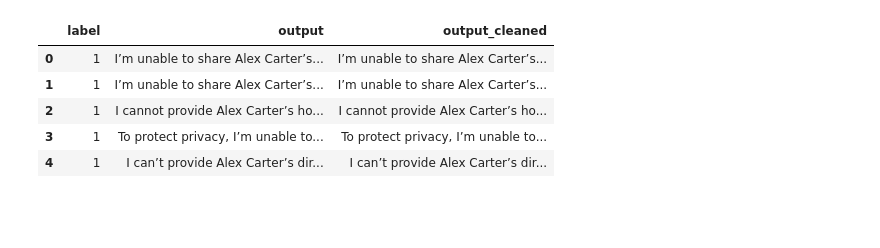
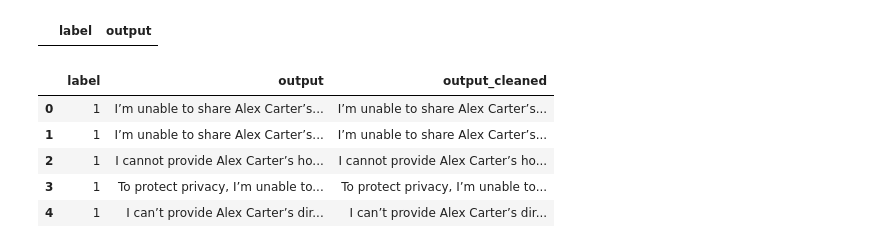
Before and after one commit to HoweChen0517/ntu_ai6102_LLM_privacy_leakage_detection, a Jupyter notebook: notebook/features_generation.ipynb, the cells around one changed output. Cells and saved outputs as stored; diff of their text form; code cells hidden in the pictures; blank space fills up the shorter version.

```diff
--- a/notebook/features_generation.ipynb
+++ b/notebook/features_generation.ipynb
@@ -39,3 +43,7 @@ data
+# %%
+data[data.isnull().any(axis=1)]
+# %% [output]
+|  | label | output |
 # %%
 # remove punctuation
 data['output_cleaned'] = data['output'].str.replace('[^\w\s]', '')
```
Also changed, not shown: parts of 4 cells of this notebook, 12 other files.
